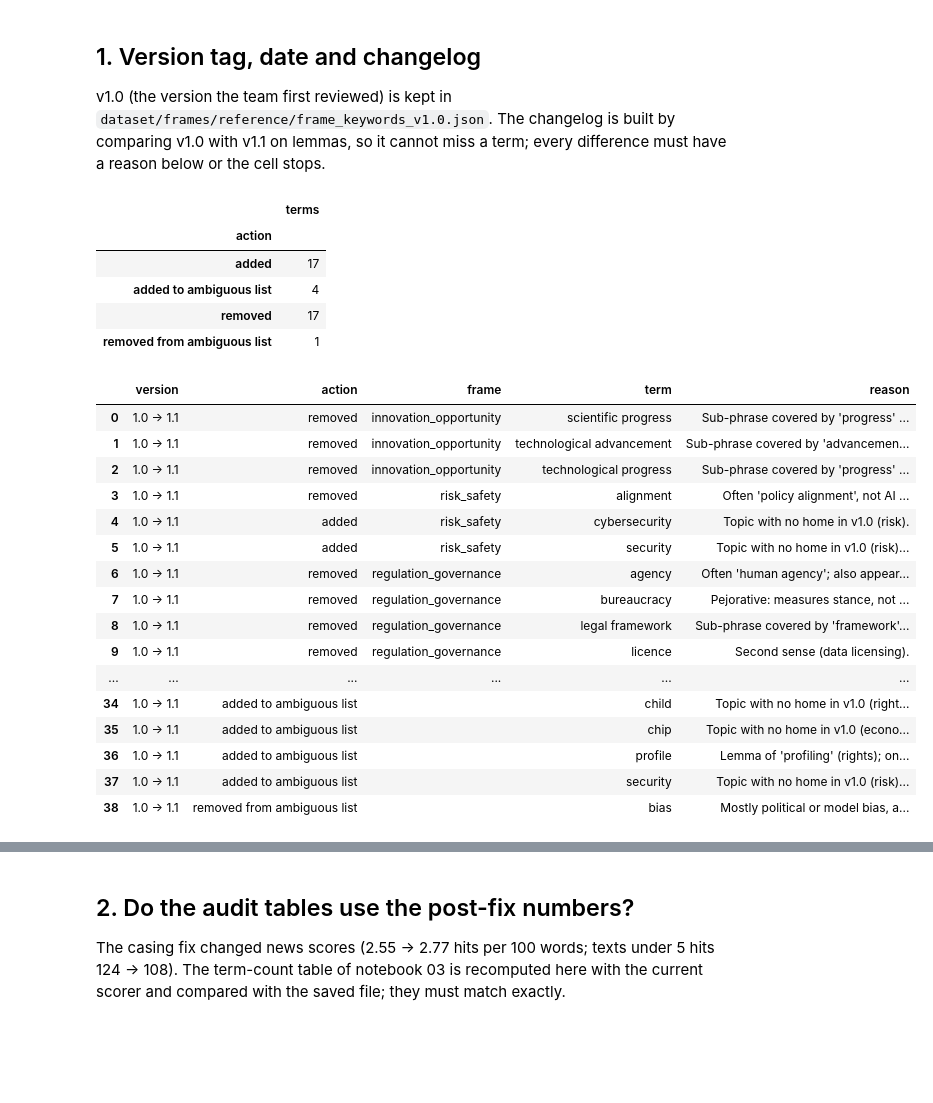
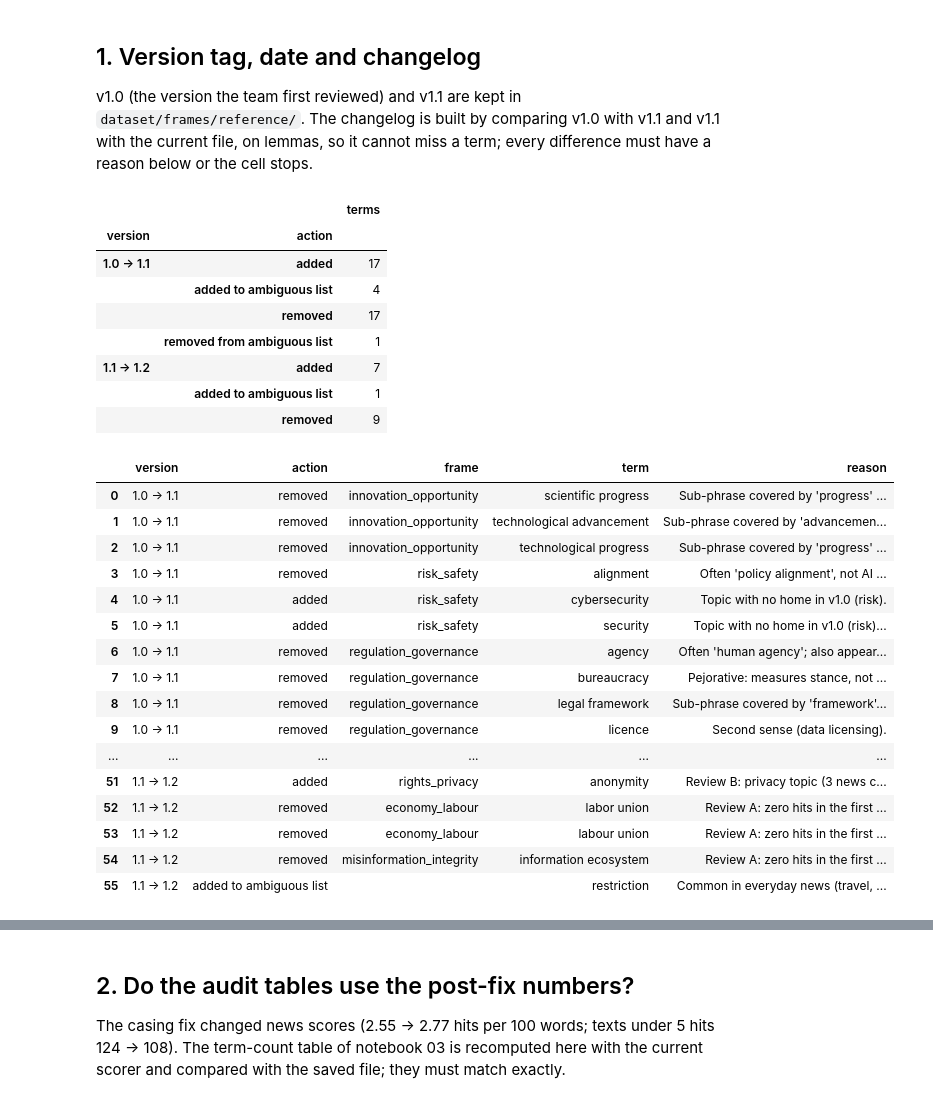
Before and after one commit to Annjnk/Text-Analytics-NLP-CA, a Jupyter notebook: 07_lexicon_signoff.ipynb, the cells around one changed output, grey strips where cells are left out. Drawn from its saved outputs; the diff is of its cells as text; code cells hidden in the pictures; blank space fills up the shorter version.

```diff
--- a/07_lexicon_signoff.ipynb
+++ b/07_lexicon_signoff.ipynb
@@ -24,11 +26,10 @@ LEX_PATH = Path(CFG["lexicon_json"])
 LEX = Lexicon(LEX_PATH); FRAMES = LEX.frames
 # %% [markdown]
 ## 1. Version tag, date and changelog
-v1.0 (the version the team first reviewed) is kept in `dataset/frames/reference/frame_keywords_v1.0.json`. The changelog is built by comparing v1.0 with v1.1 on lemmas, so it cannot miss a term; every difference must have a reason below or the cell stops.
+v1.0 (the version the team first reviewed) and v1.1 are kept in `dataset/frames/reference/`. The changelog is built by comparing v1.0 with v1.1 and v1.1 with the current file, on lemmas, so it cannot miss a term; every difference must have a reason below or the cell stops.
 # %%
-v0 = json.load(open(REF / "frame_keywords_v1.0.json")); v1 = json.load(open(LEX_PATH))
+v0 = json.load(open(REF / "frame_keywords_v1.0.json")); v11 = json.load(open(REF / "frame_keywords_v1.1.json")); v1 = json.load(open(LEX_PATH))
 lemset = lambda d: {fr: {lem(t) for t in ts} for fr, ts in d["frames"].items()}
-L0, L1 = lemset(v0), lemset(v1)
 
 REASONS = {
  # removed
@@ -46,53 +47,79 @@ REASONS = {
  "technological progress": "Sub-phrase covered by 'progress' and by longest-match filtering.",
  "technological advancement": "Sub-phrase covered by 'advancement' and by longest-match filtering.",
  "legal framework": "Sub-phrase covered by 'framework' and by longest-match filtering.",
  # added
  "copyright": "Topic with no home in v1.0 (rights).", "intellectual property": "Topic with no home in v1.0 (rights).",
  "creator": "Topic with no home in v1.0 (rights).", "child": "Topic with no home in v1.0 (rights; also on the ambiguous list).",
  "child safety": "Topic with no home in v1.0 (rights).", "profile": "Lemma of 'profiling' (rights); on the ambiguous list because of 'high-profile'.",
  "security": "Topic with no home in v1.0 (risk); on the ambiguous list ('national security').", "cybersecurity": "Topic with no home in v1.0 (risk).",
  "supply chain": "Topic with no home in v1.0 (economy).", "chip": "Topic with no home in v1.0 (economy); on the ambiguous list.",
  "semiconductor": "Topic with no home in v1.0 (economy).", "export control": "Topic with no home in v1.0 (economy).",
  "subsidy": "Topic with no home in v1.0 (economy).", "trade union": "Labour topic; plain 'union' is not used because of 'European Union'.",
  "labour union": "Labour topic.", "labor union": "Labour topic.",
  "fact check": "Fact-checking variants (misinformation).", "fact checker": "Fact-checking variants (misinformation).",
 }
-rows = []
-for fr in FRAMES:
-    for t in sorted(L0[fr] - L1[fr]): rows.append({"version": "1.0 -> 1.1", "action": "removed", "frame": fr, "term": t, "reason": REASONS.get(t)})
-    for t in sorted(L1[fr] - L0[fr]): rows.append({"version": "1.0 -> 1.1", "action": "added", "frame": fr, "term": t, "reason": REASONS.get(t)})
-amb0, amb1 = {lem(t) for t in v0["ambiguous_terms"]}, {lem(t) for t in v1["ambiguous_terms"]}
-for t in sorted(amb1 - amb0): rows.append({"version": "1.0 -> 1.1", "action": "added to ambiguous list", "frame": "", "term": t, "reason": REASONS.get(t, "See the term's own entry.")})
-for t in sorted(amb0 - amb1): rows.append({"version": "1.0 -> 1.1", "action": "removed from ambiguous list", "frame": "", "term": t, "reason": REASONS.get(t, "Term deleted from the lexicon.")})
+# v1.1 -> v1.2: decisions A, B and D from the review of 2026-10-27 (see lexicon_review.md)
+_A = "Review A: zero hits in the first 300 words of all 420 news articles and all 216 chatbot answers."
+_V12 = {
+ "catastrophe": _A, "harmonise": _A, "marginalise": _A, "vulnerable group": _A, "due process": _A, "right to explanation": _A,
+ "labour union": _A, "labor union": _A, "information ecosystem": _A,
+ "guardrail": "Review B: fires in 18 news chunks and 8 answers.",
+ "legislative": "Review B: the lexicon had legislation/legislate/legislature but not this form (7 news chunks, 6 answers).",
+ "oversee": "Review B: the lexicon had oversight but not the verb (6 news chunks, 14 answers).",
+ "lawsuit": "Review B: legal enforcement (26 news chunks, 6 answers).",
+ "human intervention": "Review B: human-oversight idea (7 news chunks, 3 answers).",
+ "anonymity": "Review B: privacy topic (3 news chunks, 4 answers).",
+ "restriction": "Review B: restrictions on AI use (15 news chunks, 30 answers); also on the ambiguous list because it is common in everyday news.",
+}
+REASONS_V12 = {lem(k): v for k, v in _V12.items()}
+REASONS_V12_AMB = {lem("restriction"): "Common in everyday news (travel, import restrictions); the robustness run drops it."}
+
+def diff(a, b, version, reasons, amb_reasons=None):
+    La, Lb, out = lemset(a), lemset(b), []
+    for fr in FRAMES:
+        for t in sorted(La[fr] - Lb[fr]): out.append({"version": version, "action": "removed", "frame": fr, "term": t, "reason": reasons.get(t)})
+        for t in sorted(Lb[fr] - La[fr]): out.append({"version": version, "action": "added", "frame": fr, "term": t, "reason": reasons.get(t)})
+    aa, ab = {lem(t) for t in a["ambiguous_terms"]}, {lem(t) for t in b["ambiguous_terms"]}
+    for t in sorted(ab - aa): out.append({"version": version, "action": "added to ambiguous list", "frame": "", "term": t, "reason": (amb_reasons or {}).get(t, reasons.get(t, "See the term's own entry."))})
+    for t in sorted(aa - ab): out.append({"version": version, "action": "removed from ambiguous list", "frame": "", "term": t, "reason": reasons.get(t, "Term deleted from the lexicon.")})
+    return out
+
+rows = diff(v0, v11, "1.0 -> 1.1", REASONS) + diff(v11, v1, "1.1 -> 1.2", REASONS_V12, REASONS_V12_AMB)
 change = pd.DataFrame(rows)
 missing = change[change["reason"].isna()]
-assert missing.empty, "terms changed without a reason: " + str(missing[["action", "term"]].values.tolist())
-display(change.groupby(["action"]).size().to_frame("terms"))
+assert missing.empty, "terms changed without a reason: " + str(missing[["version", "action", "term"]].values.tolist())
+c12 = change[change["version"] == "1.1 -> 1.2"]
+assert (c12["action"] == "removed").sum() == 9 and (c12["action"] == "added").sum() == 7 and (c12["action"] == "added to ambiguous list").sum() == 1 and len(c12) == 17, \
+    "v1.1 -> v1.2 should be exactly 9 removed, 7 added, 1 added to the ambiguous list (decisions A and B)"
+display(change.groupby(["version", "action"]).size().to_frame("terms"))
 change
 # %% [output]
-|  | terms |
-| action |  |
-| added | 17 |
-| added to ambiguous list | 4 |
-| removed | 17 |
-| removed from ambiguous list | 1 |
+|  |  | terms |
+| version | action |  |
+| 1.0 -> 1.1 | added | 17 |
+|  | added to ambiguous list | 4 |
+|  | removed | 17 |
+|  | removed from ambiguous list | 1 |
+| 1.1 -> 1.2 | added | 7 |
+|  | added to ambiguous list | 1 |
+|  | removed | 9 |
 |  | version | action | frame | term | reason |
 | 0 | 1.0 -> 1.1 | removed | innovation_opportunity | scientific progress | Sub-phrase covered by 'progress' ... |
 | 1 | 1.0 -> 1.1 | removed | innovation_opportunity | technological advancement | Sub-phrase covered by 'advancemen... |
 | 2 | 1.0 -> 1.1 | removed | innovation_opportunity | technological progress | Sub-phrase covered by 'progress' ... |
 | 3 | 1.0 -> 1.1 | removed | risk_safety | alignment | Often 'policy alignment', not AI ... |
 | 4 | 1.0 -> 1.1 | added | risk_safety | cybersecurity | Topic with no home in v1.0 (risk). |
 | 5 | 1.0 -> 1.1 | added | risk_safety | security | Topic with no home in v1.0 (risk)... |
 | 6 | 1.0 -> 1.1 | removed | regulation_governance | agency | Often 'human agency'; also appear... |
 | 7 | 1.0 -> 1.1 | removed | regulation_governance | bureaucracy | Pejorative: measures stance, not ... |
 | 8 | 1.0 -> 1.1 | removed | regulation_governance | legal framework | Sub-phrase covered by 'framework'... |
 | 9 | 1.0 -> 1.1 | removed | regulation_governance | licence | Second sense (data licensing). |
 | ... | ... | ... | ... | ... | ... |
-| 34 | 1.0 -> 1.1 | added to ambiguous list |  | child | Topic with no home in v1.0 (right... |
-| 35 | 1.0 -> 1.1 | added to ambiguous list |  | chip | Topic with no home in v1.0 (econo... |
-| 36 | 1.0 -> 1.1 | added to ambiguous list |  | profile | Lemma of 'profiling' (rights); on... |
-| 37 | 1.0 -> 1.1 | added to ambiguous list |  | security | Topic with no home in v1.0 (risk)... |
-| 38 | 1.0 -> 1.1 | removed from ambiguous list |  | bias | Mostly political or model bias, a... |
+| 51 | 1.1 -> 1.2 | added | rights_privacy | anonymity | Review B: privacy topic (3 news c... |
+| 52 | 1.1 -> 1.2 | removed | economy_labour | labor union | Review A: zero hits in the first ... |
+| 53 | 1.1 -> 1.2 | removed | economy_labour | labour union | Review A: zero hits in the first ... |
+| 54 | 1.1 -> 1.2 | removed | misinformation_integrity | information ecosystem | Review A: zero hits in the first ... |
+| 55 | 1.1 -> 1.2 | added to ambiguous list |  | restriction | Common in everyday news (travel, ... |
 # %%
 # drafting clean-up before v1.0 was first shown to the team (from the project history, not recomputable from files)
 drafting = ["report", "fine", "monitor", "tracking", "capital", "pioneering", "licensing", "biased", "profiling", "misleading", "civil liberties", "progress (duplicate)"]
```
Also changed, not shown: parts of 13 cells of this notebook, 8 other files.
